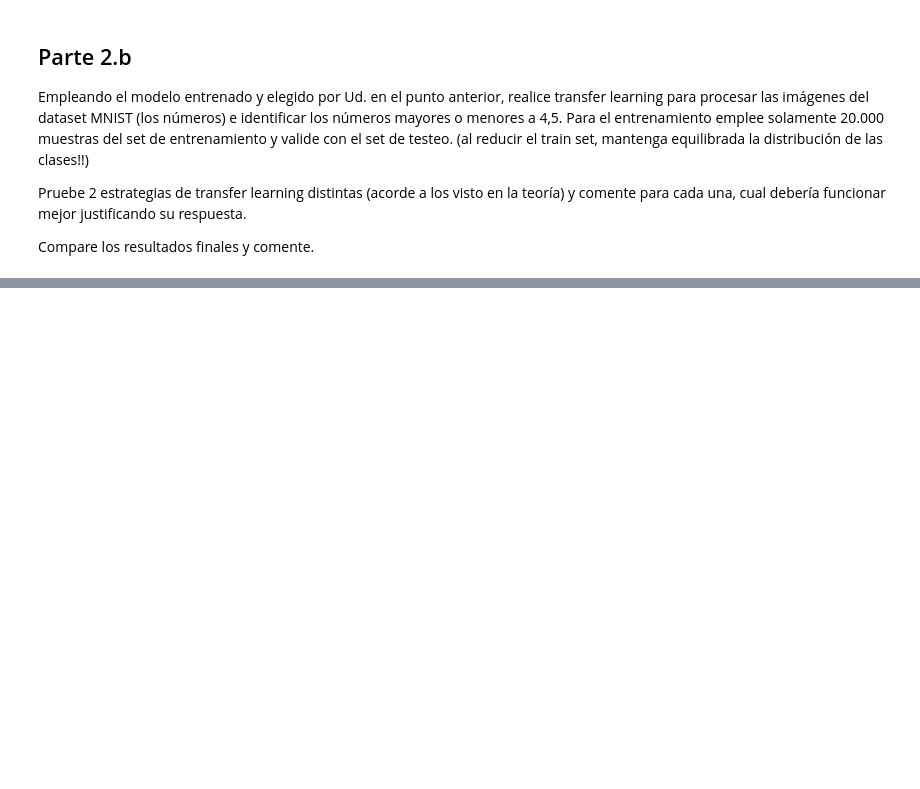
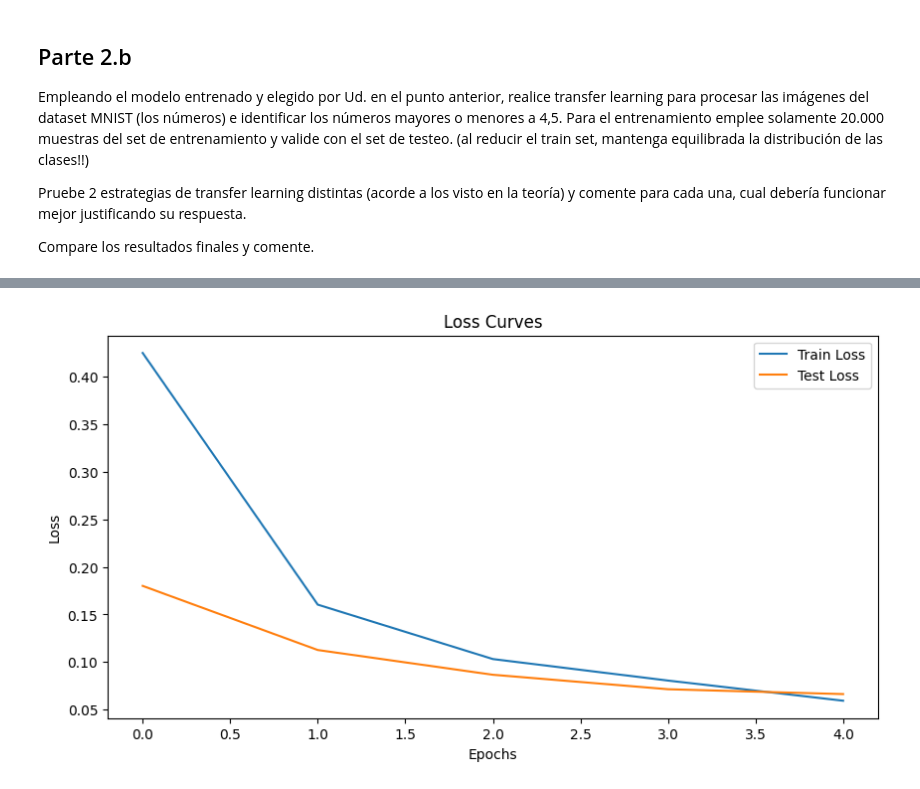
Before and after one commit to Nicotertu/nicotertu.github.io, a Jupyter notebook: python notebooks/Deep_Learning_TP2_JUNIO_2024.ipynb, the cells around one changed output, grey strips where cells are left out. Saved outputs shown, nothing was run; the diff lists cells and outputs as text; code cells hidden in the pictures; blank space fills up the shorter version.

```diff
--- a/python notebooks/Deep_Learning_TP2_JUNIO_2024.ipynb
+++ b/python notebooks/Deep_Learning_TP2_JUNIO_2024.ipynb
@@ -253,0 +327,3 @@ for i in range(len(test_data2.targets)):
+# %%
+trainloader2 = DataLoader(train_data2, batch_size=1024, shuffle=True, num_workers=2)
+testloader2 = DataLoader(test_data2, batch_size=1024, shuffle=True, num_workers=2)
@@ -253,0 +416,26 @@ for i in range(len(test_data2.targets)):
+# %%
+train_losses2 = []
+test_losses2 = []
+test_accuracies2 = []
+# %%
+model.to(device)
+epochs = 5
+checkpoint_path2 = "checkpoint2.pth"
+start_epoch = load_checkpoint(model, optimizer2, checkpoint_path2)
+best_accuracy2 = 0
+# %%
+for epoch in range(start_epoch, epochs):
+    train_loss = train(model, trainloader2, criterion2, optimizer2, device)
+    test_loss, test_accuracy, all_labels2, all_preds2 = evaluate(model, testloader2, criterion2, device)
+
+    train_losses2.append(train_loss)
+    test_losses2.append(test_loss)
+    test_accuracies2.append(test_accuracy)
+
+    if (test_accuracy > best_accuracy2):
+      best_accuracy2 = test_accuracy
+      save_checkpoint(model, optimizer2, epoch + 1, checkpoint_path2)
+      print("Saving.")
+
+    print(f"Epoch {epoch+1}/{epochs} - Train Loss / Test Loss: {train_loss:.4f} / {test_loss:.4f}")
+    print(f"Test Accuracy: {100*test_accuracy:.2f}%")
@@ -253,0 +458,11 @@ for i in range(len(test_data2.targets)):
+# %%
+plt.figure(figsize=(10, 5))
+plt.plot(train_losses2, label='Train Loss')
+plt.plot(test_losses2, label='Test Loss')
+plt.xlabel('Epochs')
+plt.ylabel('Loss')
+plt.title('Loss Curves')
+plt.legend()
+plt.show()
+# %% [output]
+[figure, added]
```
Also changed, not shown: parts of 32 cells of this notebook, 3 other files.
